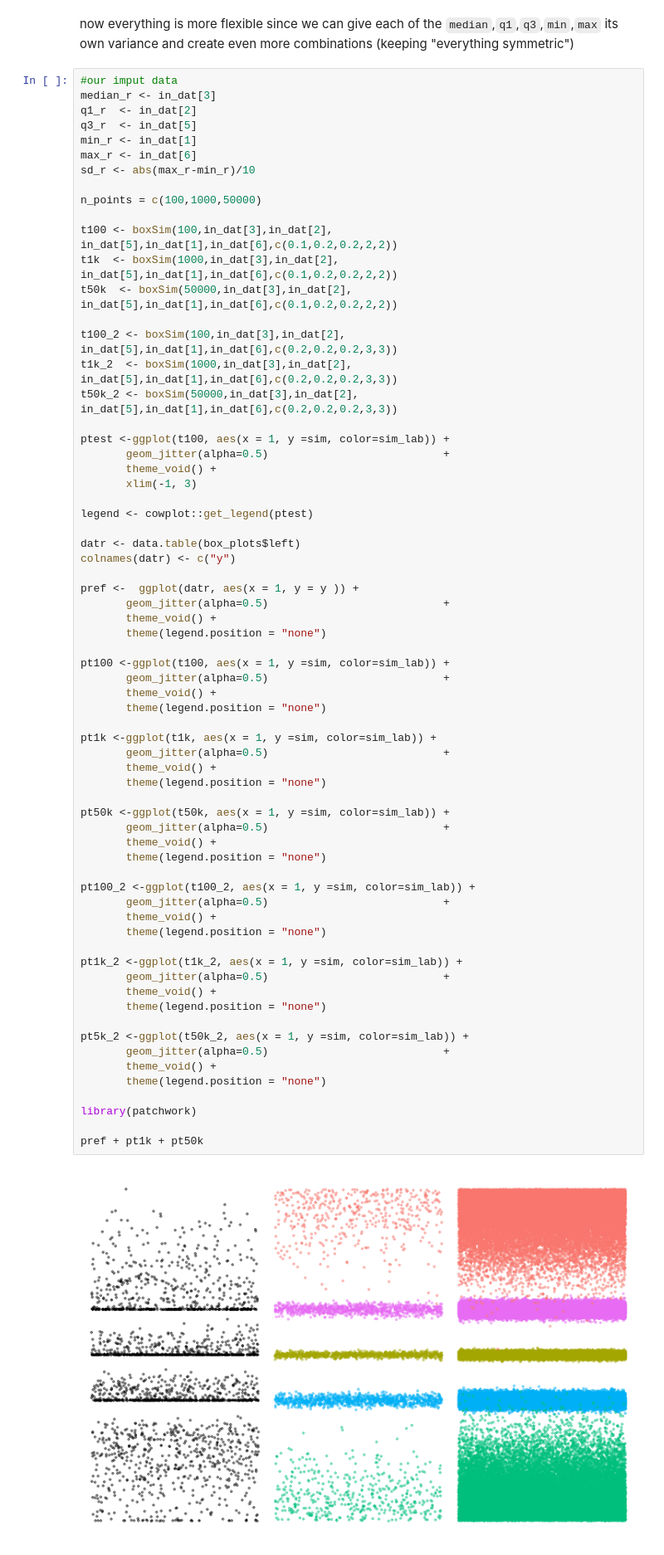
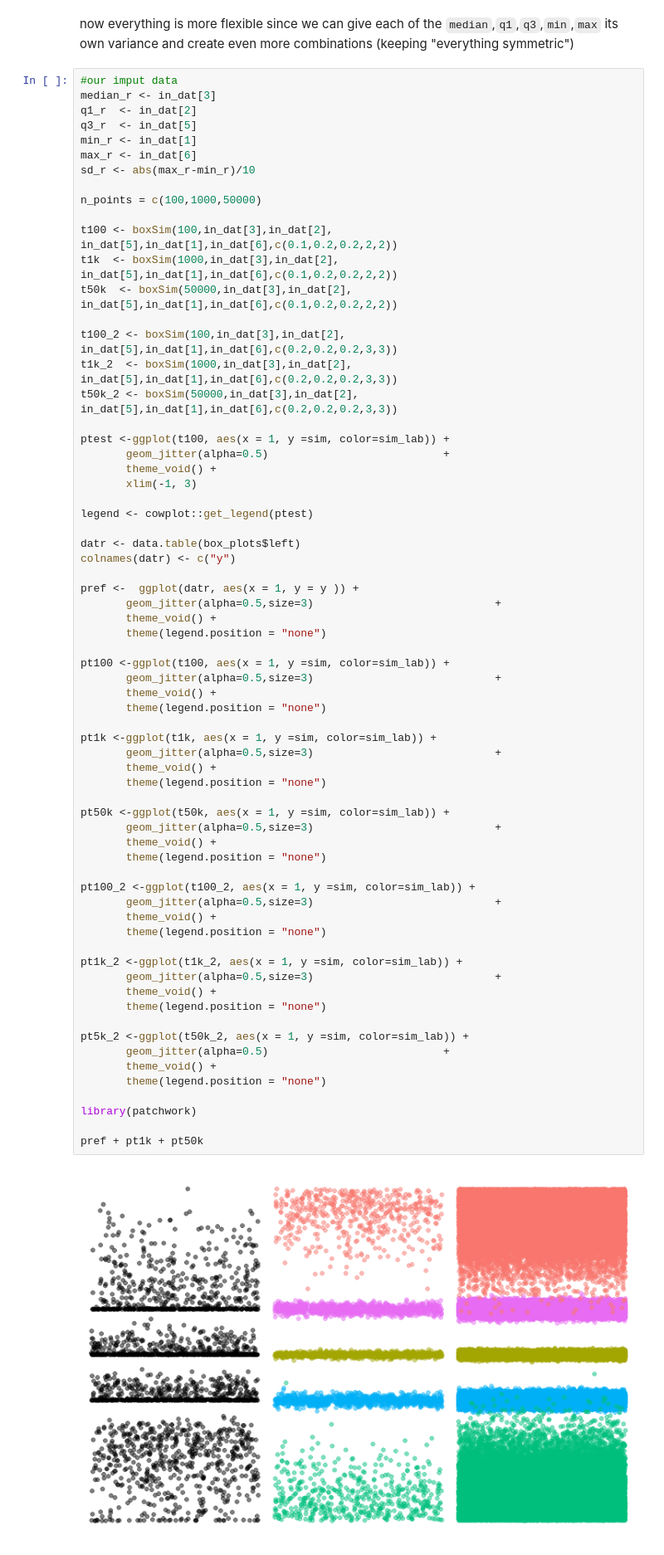
Before and after one commit to jojosgithub/blog, a Jupyter notebook: _notebooks/2021-06-18-samedata.ipynb, the cells around one changed output. Shown: that part at 83% size. Saved outputs shown, nothing was run; the diff lists cells and outputs as text.

```diff
--- a/_notebooks/2021-06-18-samedata.ipynb
+++ b/_notebooks/2021-06-18-samedata.ipynb
@@ -155,45 +155,45 @@ datr <- data.table(box_plots$left)
 colnames(datr) <- c("y")
 
 pref <-  ggplot(datr, aes(x = 1, y = y )) +
-	   geom_jitter(alpha=0.5)							+
+	   geom_jitter(alpha=0.5,size=3)							+
        theme_void() +
 	   theme(legend.position = "none")
 
 pt100 <-ggplot(t100, aes(x = 1, y =sim, color=sim_lab)) +
-	   geom_jitter(alpha=0.5)							+
+	   geom_jitter(alpha=0.5,size=3)							+
        theme_void() +
 	   theme(legend.position = "none")
 
 pt1k <-ggplot(t1k, aes(x = 1, y =sim, color=sim_lab)) +
-	   geom_jitter(alpha=0.5)							+
+	   geom_jitter(alpha=0.5,size=3)							+
        theme_void() +
 	   theme(legend.position = "none")
 
 pt50k <-ggplot(t50k, aes(x = 1, y =sim, color=sim_lab)) +
-	   geom_jitter(alpha=0.5)							+
+	   geom_jitter(alpha=0.5,size=3)							+
        theme_void() +
 	   theme(legend.position = "none")
 
 pt100_2 <-ggplot(t100_2, aes(x = 1, y =sim, color=sim_lab)) +
-	   geom_jitter(alpha=0.5)							+
+	   geom_jitter(alpha=0.5,size=3)							+
        theme_void() +
 	   theme(legend.position = "none")
 
 pt1k_2 <-ggplot(t1k_2, aes(x = 1, y =sim, color=sim_lab)) +
-	   geom_jitter(alpha=0.5)							+
+	   geom_jitter(alpha=0.5,size=3)							+
        theme_void() +
 	   theme(legend.position = "none")
 
 pt5k_2 <-ggplot(t50k_2, aes(x = 1, y =sim, color=sim_lab)) +
 	   geom_jitter(alpha=0.5)							+
        theme_void() +
 	   theme(legend.position = "none")
 
 library(patchwork)
 
 pref + pt1k + pt50k
 # %% [output]
-[figure, old version]
+[figure, new version]
 # %%
 pb1 <- pref + geom_boxplot(lwd=1, alpha=0.5)
 pb2 <- ggplot(t100, aes(x = 1, y =sim)) + geom_boxplot(lwd=1) + geom_jitter(alpha=0.5,,size=3) + theme_void() +
```
Also changed, not shown: parts of 3 cells of this notebook.
